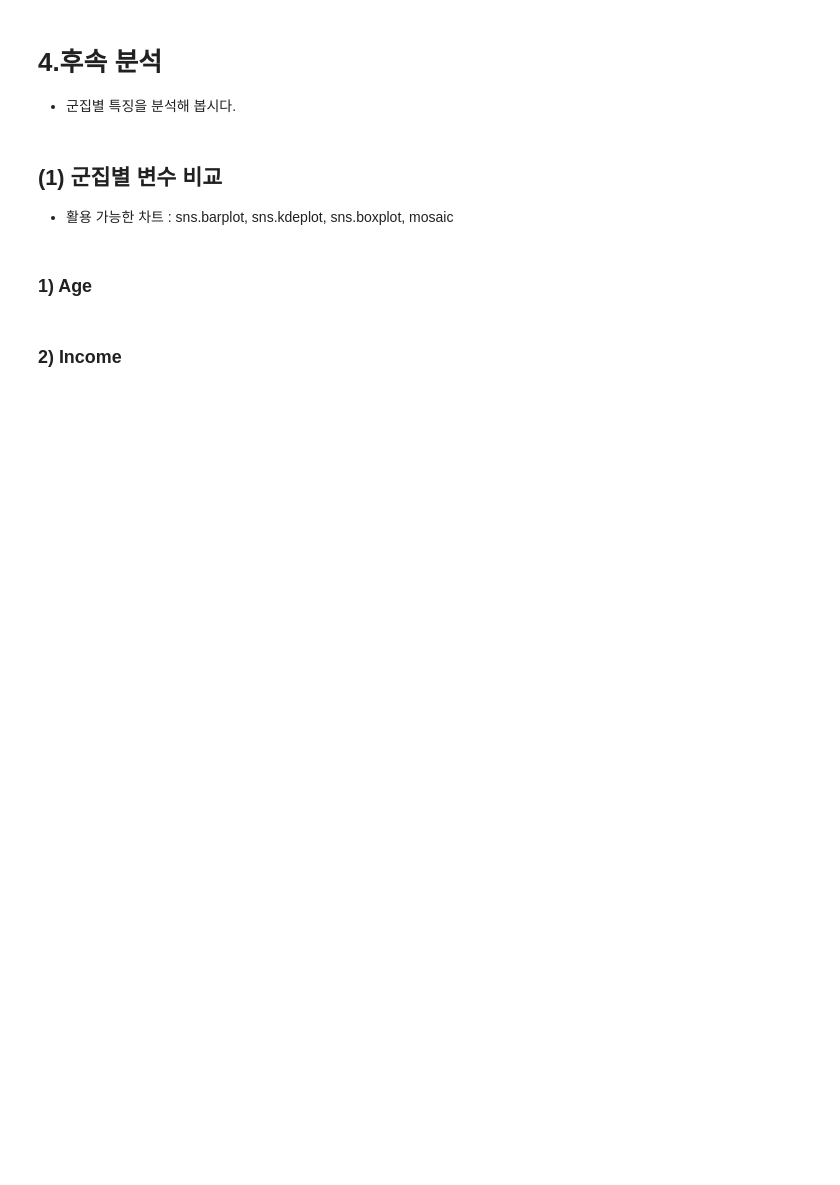
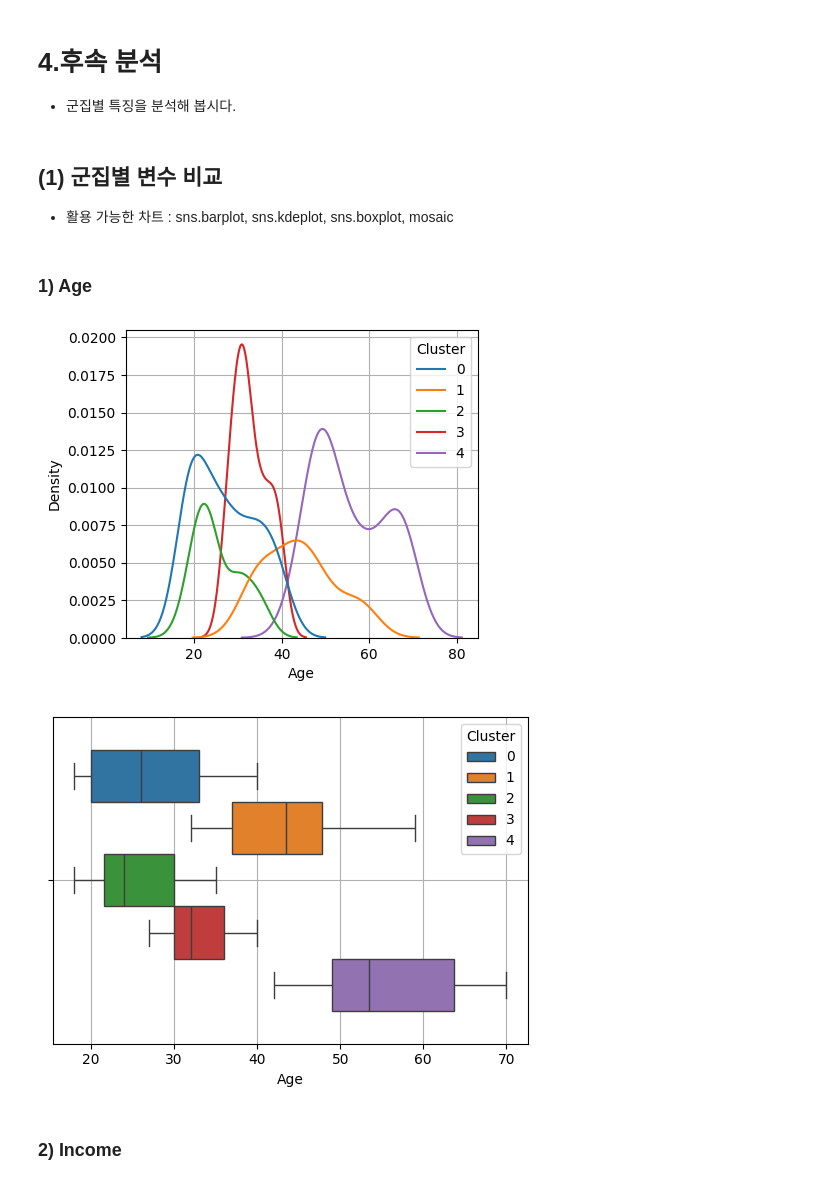
Before and after one commit to yangjung-woo/KT-Workspace, a Jupyter notebook: KT_AIVLE_DX_Regular_course/Week1/DX_머신러닝(비지도)_실습자료/chapter 4. 종합실습1_고객 세분화.ipynb, the cells around one changed output. Cells and saved outputs as stored; diff of their text form; code cells hidden in the pictures; blank space fills up the shorter version.

```diff
--- a/KT_AIVLE_DX_Regular_course/Week1/DX_머신러닝(비지도)_실습자료/chapter 4. 종합실습1_고객 세분화.ipynb
+++ b/KT_AIVLE_DX_Regular_course/Week1/DX_머신러닝(비지도)_실습자료/chapter 4. 종합실습1_고객 세분화.ipynb
@@ -123,19 +124,22 @@ plt.show()
+# %%
+# 최적의 군집은 k = 5 임을 알 수 있음
+# 적절힌 k 설정해서 다시 모델링
+model = KMeans(n_clusters= 5, n_init = 'auto')
+model.fit(x_s)
+pred = model.predict(x_s)
 # %% [markdown]
 ## (2) 데이터 군집 결과 정리
 * 데이터를 군집화 하여 기존 데이터와 합치기
     * pd.concat([data, pred], axis = 1)
 # %%
 # 예측
-# 모델 생성
-model = KMeans(n_clusters= 7, n_init = 'auto')
-model.fit(x_s)
 pred = model.predict(x_s)
 
 # 예측 결과를 데이터프레임으로 만들고
-pred = pd.DataFrame(pred, columns = ['predicted'])
+pred = pd.DataFrame(pred, columns = ['Cluster'])
 
 # 원본 데이터와 합치기
-x = pd.concat([x,pred], axis = 1)
+result = pd.concat([data,pred], axis = 1)
 
 # 예측 결과는 카테고리 타입으로 변경
-x['predicted'] = x['predicted'].astype('category')
+result['Cluster'] = result['Cluster'].astype('category')
@@ -175,5 +183,24 @@ memory usage: 5.3 KB
 * 활용 가능한 차트 : sns.barplot, sns.kdeplot, sns.boxplot, mosaic
 # %% [markdown]
 ### 1) Age
+# %%
+# 범주 -> 수치
+feature = 'Age'
+
+plt.figure(figsize =(10,4))
+plt.subplot(1,2,1)
+sns.kdeplot(x=feature, data = result , hue ='Cluster')
+plt.grid()
+
+plt.figure(figsize =(10,4))
+plt.subplot(1,2,2)
+sns.boxplot(x=feature, data = result , hue ='Cluster')
+plt.grid()
+
+plt.tight_layout()
+plt.show()
+# %% [output]
+[figure, added]
+[figure, added]
 # %% [markdown]
 ### 2) Income
```
Also changed, not shown: parts of 11 cells of this notebook, 33 other files.
